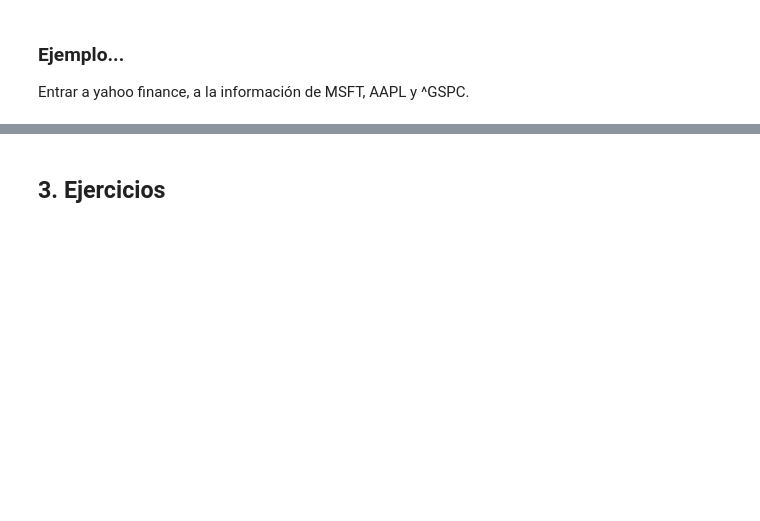
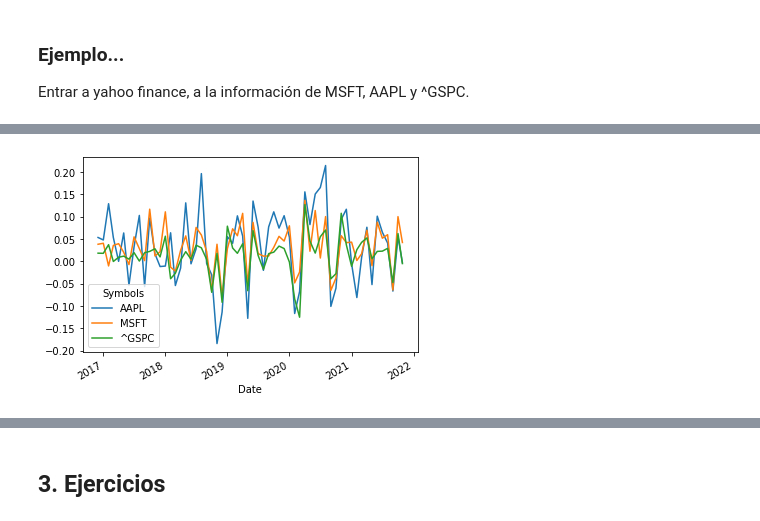
Before and after one commit to Fernando28AC/porinvo2021, a Jupyter notebook: Modulo4/Clase17_CAPMII.ipynb, the cells around one changed output, grey strips where cells are left out. Cells and saved outputs as stored; diff of their text form; code cells hidden in the pictures; blank space fills up the shorter version.

```diff
--- a/Modulo4/Clase17_CAPMII.ipynb
+++ b/Modulo4/Clase17_CAPMII.ipynb
@@ -104,4 +113,9 @@ def get_adj_closes(tickers, start_date=None, end_date=None, freq='m'):
 # %%
 # Obtener rendimientos mensuales
+ret = closes.pct_change().dropna()
+# %%
+ret.plot();
+# %% [output]
+[figure, added]
 # %%
 # Obtener matriz de covarianza
```
Also changed, not shown: parts of 17 cells of this notebook, 1 other file.
